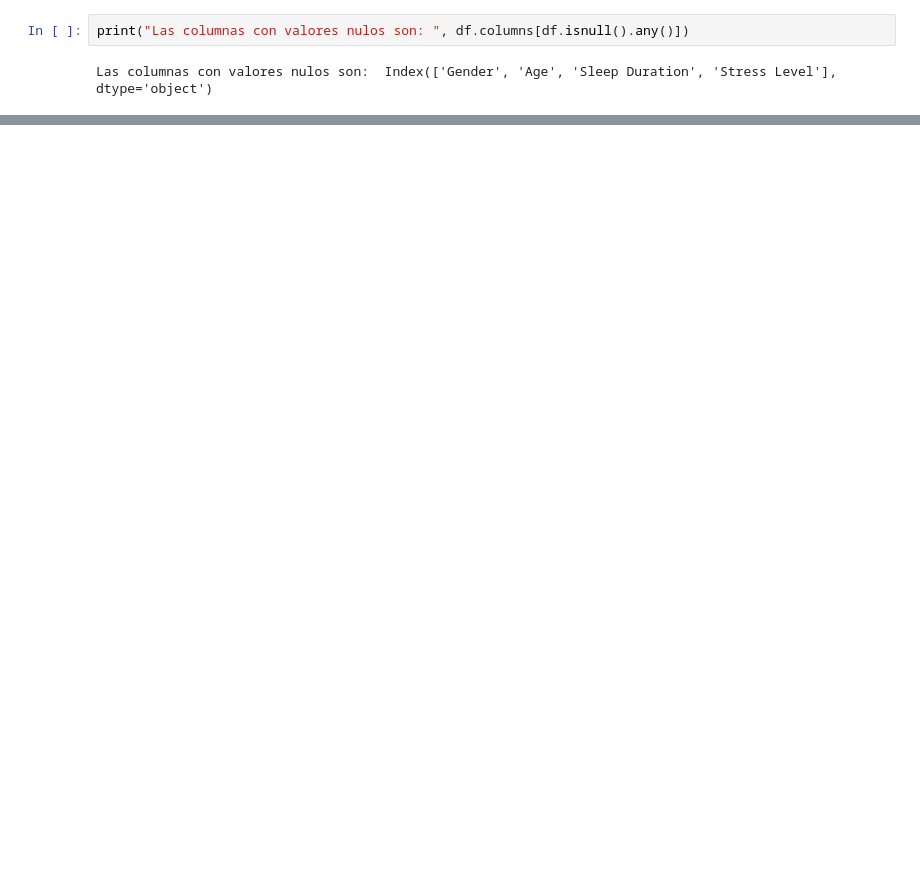
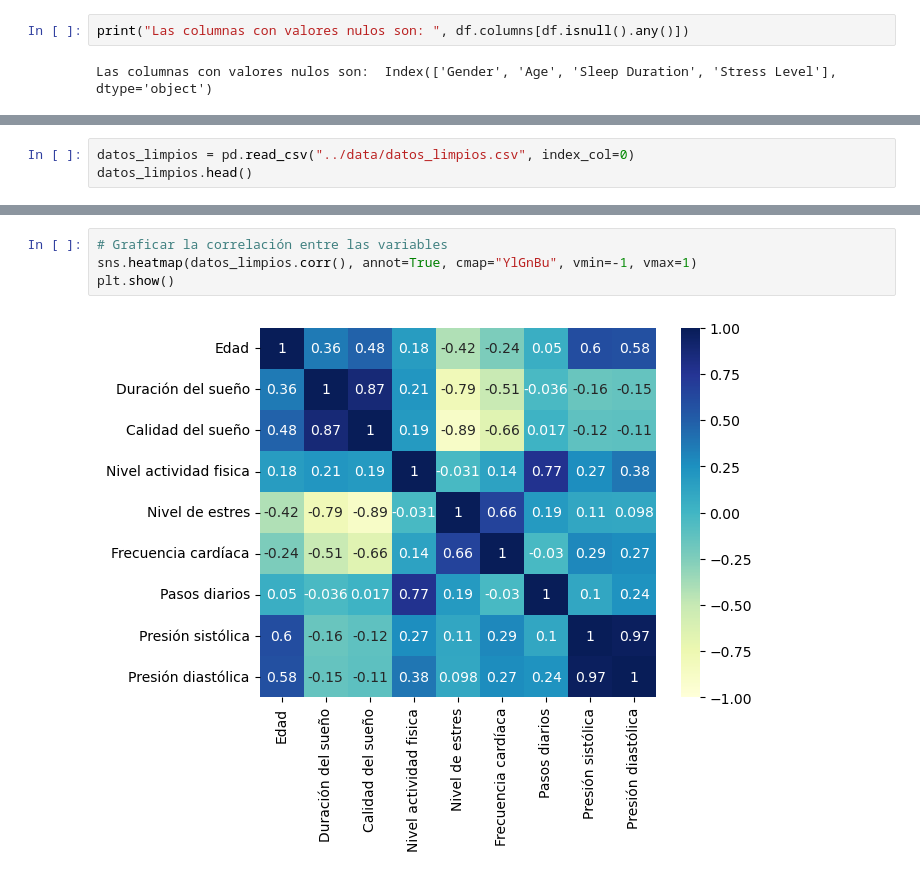
Before and after one commit to noelibaeza/cienciaDatos, a Jupyter notebook: salud_sueño.ipynb, the cells around one changed output, grey strips where cells are left out. Drawn from its saved outputs; the diff is of its cells as text; blank space fills up the shorter version.

```diff
--- a/salud_sueño.ipynb
+++ b/salud_sueño.ipynb
@@ -102,0 +345,3 @@ dtype: object
+# %%
+datos_limpios = pd.read_csv("../data/datos_limpios.csv", index_col=0)
+datos_limpios.head()
@@ -102,0 +356,6 @@ dtype: object
+# %%
+# Graficar la correlación entre las variables
+sns.heatmap(datos_limpios.corr(), annot=True, cmap="YlGnBu", vmin=-1, vmax=1)
+plt.show()
+# %% [output]
+[figure, added]
```
Also changed, not shown: parts of 49 cells of this notebook.
